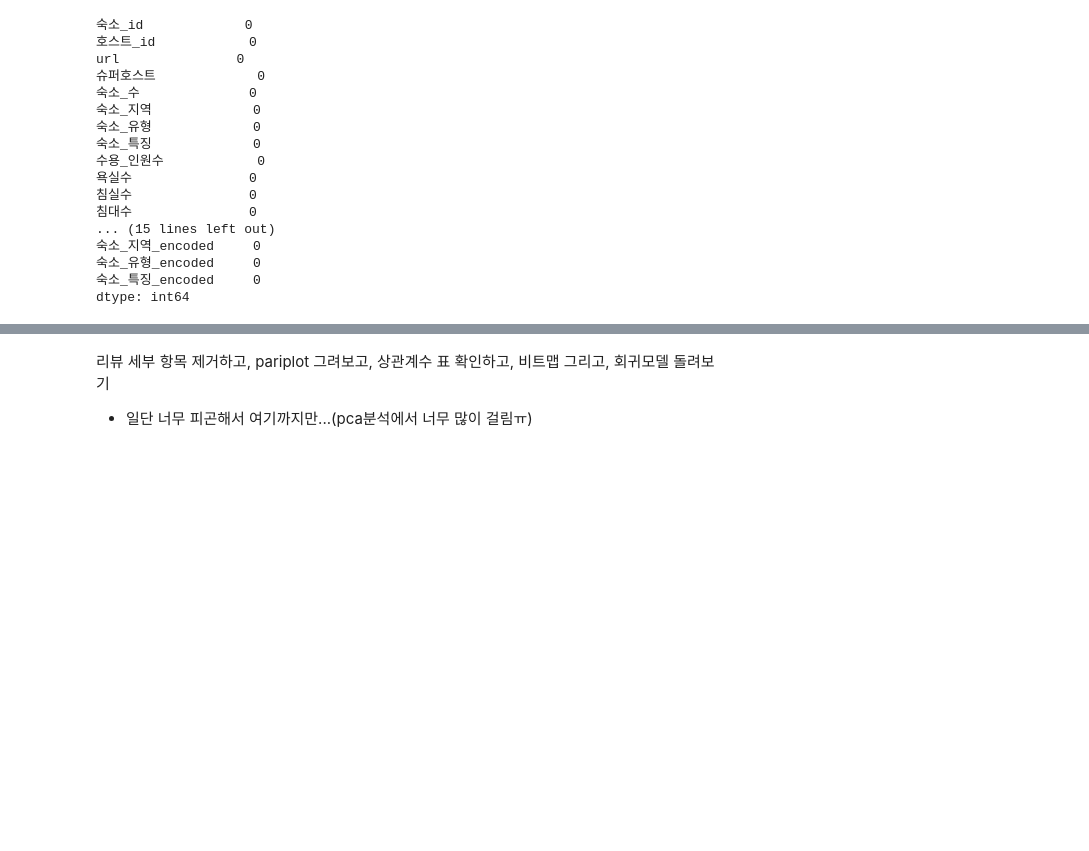
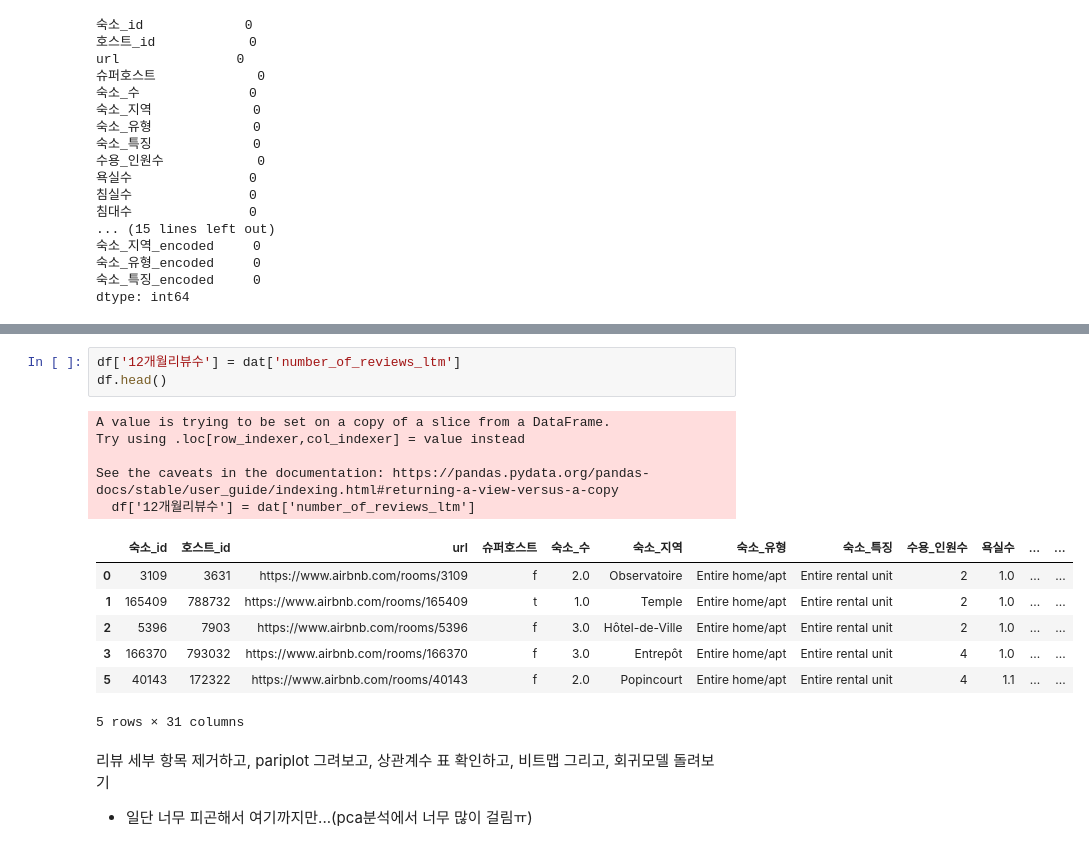
Before and after one commit to minseokpark6/WeeklyProject_Group3, a Jupyter notebook: Code/GunwooKim/전처리/파리_전처리_04-3_가격결측치 처리.ipynb, the cells around one changed output, grey strips where cells are left out. Drawn from its saved outputs; the diff is of its cells as text; blank space fills up the shorter version.

```diff
--- a/Code/GunwooKim/전처리/파리_전처리_04-3_가격결측치 처리.ipynb
+++ b/Code/GunwooKim/전처리/파리_전처리_04-3_가격결측치 처리.ipynb
@@ -685,3 +702,19 @@ dtype: int64
+# %%
+df['12개월리뷰수'] = dat['number_of_reviews_ltm']
+df.head()
+# %% [output]
+A value is trying to be set on a copy of a slice from a DataFrame.
+Try using .loc[row_indexer,col_indexer] = value instead
+
+See the caveats in the documentation: https://pandas.pydata.org/pandas-docs/stable/user_guide/indexing.html#returning-a-view-versus-a-copy
+  df['12개월리뷰수'] = dat['number_of_reviews_ltm']
+|  | 숙소_id | 호스트_id | url | 슈퍼호스트 | 숙소_수 | 숙소_지역 | 숙소_유형 | 숙소_특징 | 수용_인원수 | 욕실수 | ... | ... |
+| 0 | 3109 | 3631 | https://www.airbnb.com/rooms/3109 | f | 2.0 | Observatoire | Entire home/apt | Entire rental unit | 2 | 1.0 | ... | ... |
+| 1 | 165409 | 788732 | https://www.airbnb.com/rooms/165409 | t | 1.0 | Temple | Entire home/apt | Entire rental unit | 2 | 1.0 | ... | ... |
+| 2 | 5396 | 7903 | https://www.airbnb.com/rooms/5396 | f | 3.0 | Hôtel-de-Ville | Entire home/apt | Entire rental unit | 2 | 1.0 | ... | ... |
+| 3 | 166370 | 793032 | https://www.airbnb.com/rooms/166370 | f | 3.0 | Entrepôt | Entire home/apt | Entire rental unit | 4 | 1.0 | ... | ... |
+| 5 | 40143 | 172322 | https://www.airbnb.com/rooms/40143 | f | 2.0 | Popincourt | Entire home/apt | Entire rental unit | 4 | 1.1 | ... | ... |
+5 rows × 31 columns
 # %% [markdown]
 리뷰 세부 항목 제거하고, pariplot 그려보고, 상관계수 표 확인하고, 비트맵 그리고, 회귀모델 돌려보기
  - 일단 너무 피곤해서 여기까지만...(pca분석에서 너무 많이 걸림ㅠ)
```
Also changed, not shown: parts of 15 cells of this notebook, 14 other files.
